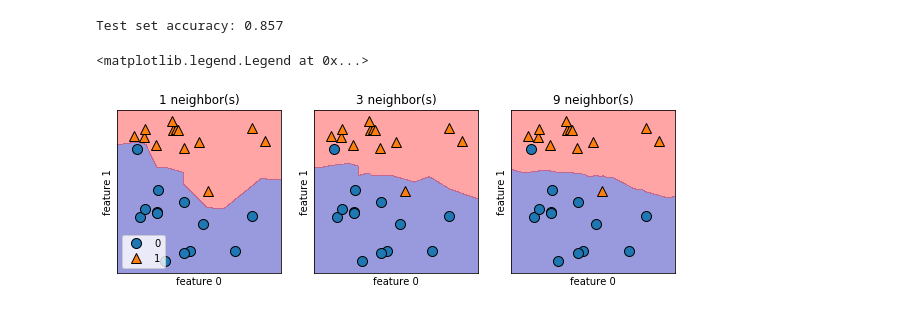
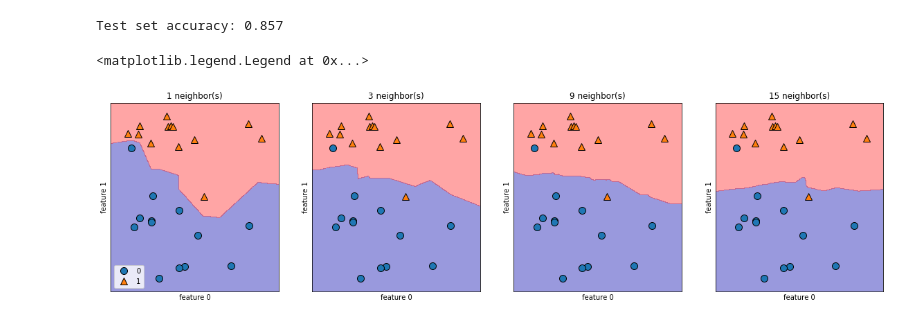
Before and after one commit to Zubayear/Machine-Learning, a Jupyter notebook: Petal_Sepal.ipynb, the cells around one changed output. Saved outputs shown, nothing was run; the diff lists cells and outputs as text; code cells hidden in the pictures.

```diff
--- a/Petal_Sepal.ipynb
+++ b/Petal_Sepal.ipynb
@@ -208,16 +208,16 @@ print('Test set accuracy: {:.3f}'.format(clf.score(X_test, y_test)))
 # %% [output]
 Test set accuracy: 0.857
 # %%
-fig, axes = plt.subplots(1, 3, figsize=(10, 3))
+fig, axes = plt.subplots(1, 4, figsize=(20, 5))
 
-for n_neighbors, ax in zip([1, 3, 9], axes):
+for n_neighbors, ax in zip([1, 3, 9, 15], axes):
   clf = KNeighborsClassifier(n_neighbors=n_neighbors).fit(X, y)
   mglearn.plots.plot_2d_separator(clf, X, fill=True, eps=0.5, ax=ax, alpha=0.4)
   mglearn.discrete_scatter(X[:, 0], X[:, 1], y, ax=ax)
   ax.set_title("{} neighbor(s)".format(n_neighbors))
   ax.set_xlabel('feature 0')
   ax.set_ylabel('feature 1')
 axes[0].legend(loc=3)
 # %% [output]
 <matplotlib.legend.Legend at 0x...>
-[figure, old version]
+[figure, new version]
```
